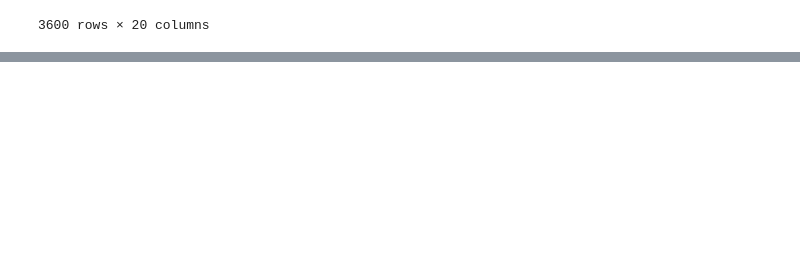
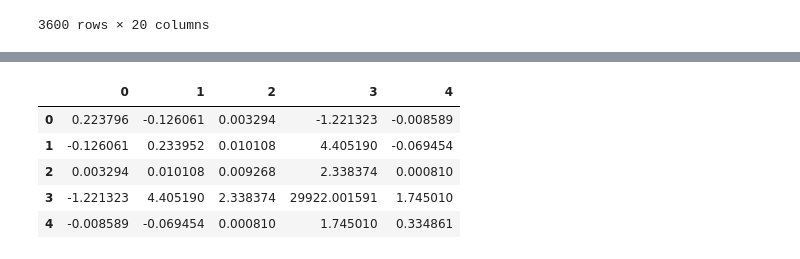
Before and after one commit to KevdpIA/Portafolio_Estadistica, a Jupyter notebook: Statistics_Act1.ipynb, the cells around one changed output, grey strips where cells are left out. Cells and saved outputs as stored; diff of their text form; code cells hidden in the pictures; blank space fills up the shorter version.

```diff
--- a/Statistics_Act1.ipynb
+++ b/Statistics_Act1.ipynb
@@ -250,0 +214,27 @@ for i in range(len(x_new)):
+# %%
+matrix1 = 1 + matrix1
+#print(matrix1)
+# %%
+pp2 = np.dot(matrix_covTransp, matrix1)
+Transp1 = np.transpose(pp2)
+#print(Transp1)
+#print(pp2)
+# %%
+pp3 = np.dot(pp2, Transp1)
+div = pp3 / matrix_cov.shape[0]
+#print(pp3)
+#print(div)
+# %%
+nume = pp - div
+matrix_cov = nume/(matrix_cov.shape[0]-1)
+#print(nume)
+# %%
+matrixcov_df = pd.DataFrame(matrix_cov)
+matrixcov_df
+# %% [output]
+|  | 0 | 1 | 2 | 3 | 4 |
+| 0 | 0.223796 | -0.126061 | 0.003294 | -1.221323 | -0.008589 |
+| 1 | -0.126061 | 0.233952 | 0.010108 | 4.405190 | -0.069454 |
+| 2 | 0.003294 | 0.010108 | 0.009268 | 2.338374 | 0.000810 |
+| 3 | -1.221323 | 4.405190 | 2.338374 | 29922.001591 | 1.745010 |
+| 4 | -0.008589 | -0.069454 | 0.000810 | 1.745010 | 0.334861 |
```
Also changed, not shown: parts of 65 cells of this notebook.
